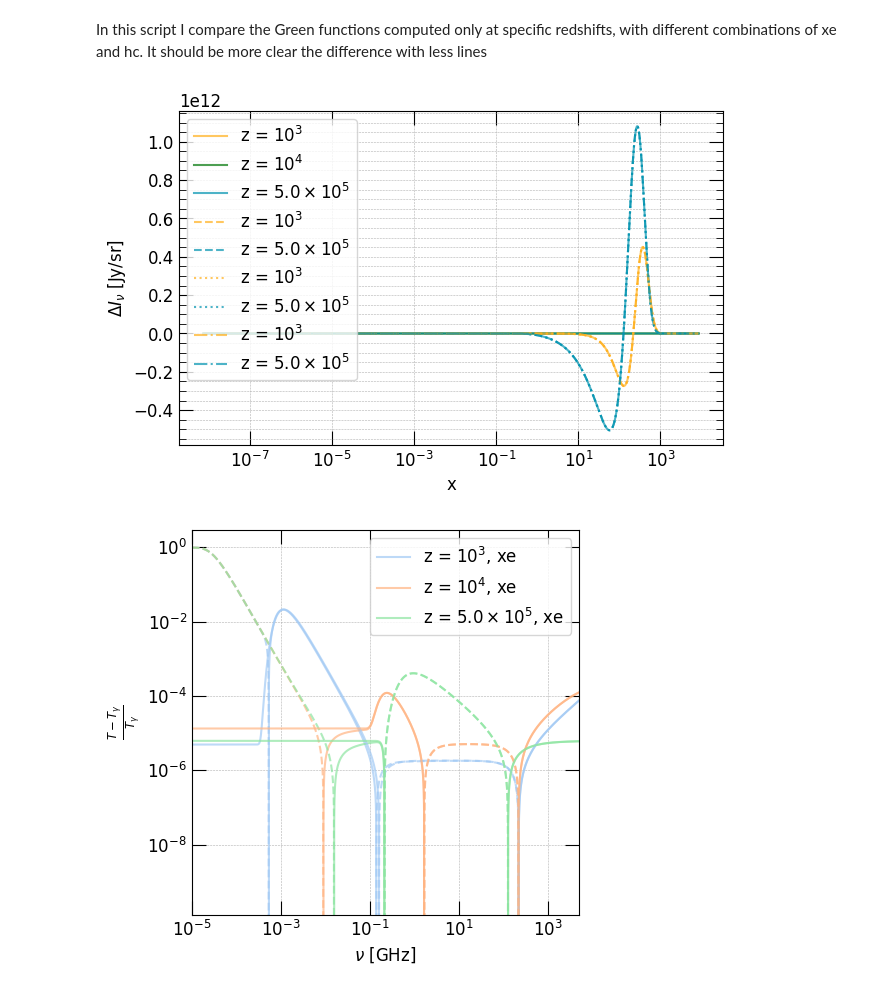
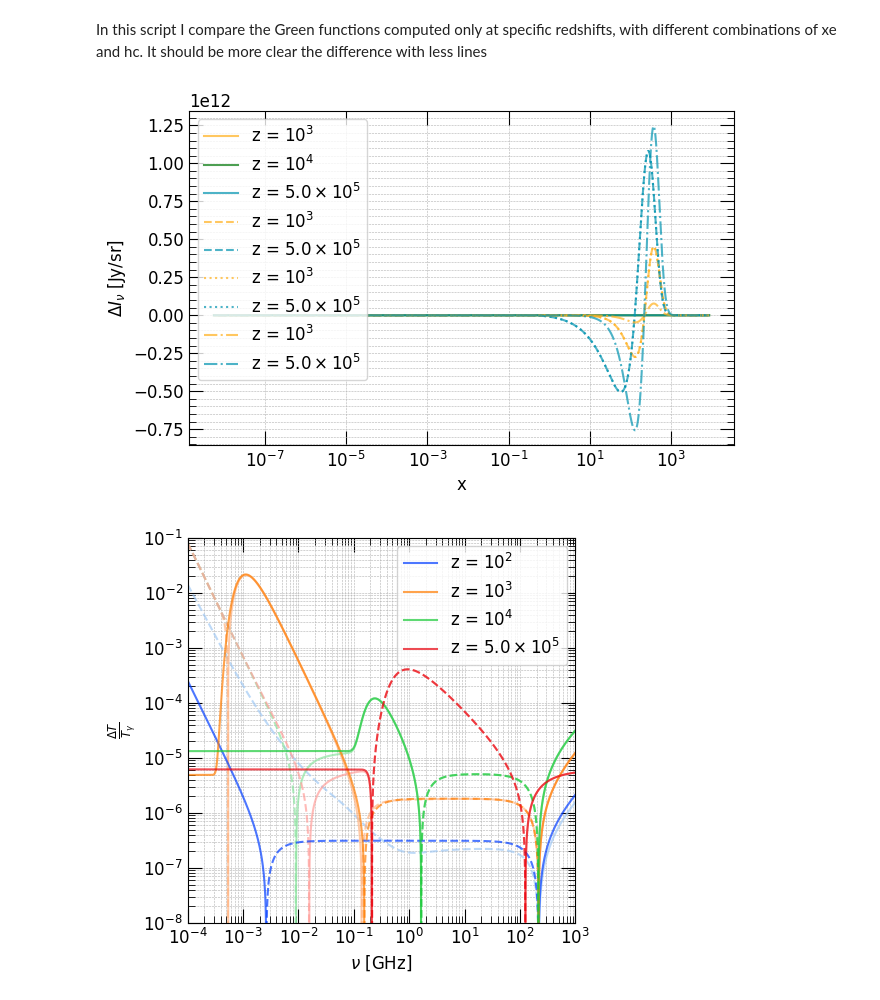
Before and after one commit to Sareva00/CMB-SD, a Jupyter notebook: Greens-comparison.ipynb, the cells around one changed output. Cells and saved outputs as stored; diff of their text form; code cells hidden in the pictures.

```diff
--- a/Greens-comparison.ipynb
+++ b/Greens-comparison.ipynb
@@ -41,20 +41,21 @@ h_pl = 6.62607015e-34 #J*s
 T = 2.72548 #K
 # %%
 zh = [1e3,1e4,5e5]
+zh2= [1e2,1e3,1e4,5e5]
 # %%
 #only hubble cooling
-folder1 = 'outputs/Greens_delta_comparison/outputs-Greenshc/batch/PDE-non-linear'
+folder1 = 'outputs/Greens_delta_comparison/outputs-Greenshc2/batch/PDE-non-linear'
 nu = []
 DT = []
 DI_N = []
 
 
-for i in range (len(zh)):
-    file_path = os.path.join(folder1, f"Dn.delta-z_Greens_z_h_00{i+1}.dat")
+for i in range (len(zh2)):
+    file_path = os.path.join(folder1, f"Dn_final.delta-z_Greens_z_h_00{i+1}.dat")
 
-    op = pd.read_csv(file_path, skiprows=24, delimiter=' ', header=None)
+    op = pd.read_csv(file_path, skiprows=7, delimiter=' ', header=None)
 
-    a = op.iloc[:, 6].values
+    a = op.iloc[:, 8].values
     nu.append(a)
     b = op.iloc[:, 3].values
     DT.append(b)
@@ -110,18 +111,18 @@ for i in range (len(zh)):
 #nu3 = K *x3 * int(T) /h_pl
 # %%
 #no xe nor hc
-folder4 = 'outputs/Greens_delta_comparison/outputs-Greens/batch/PDE-non-linear'
+folder4 = 'outputs/Greens_delta_comparison/outputs-Greens2/batch/PDE-non-linear'
 nu4 = []
 DT4 = []
 DI_N4 = []
 
 
-for i in range (len(zh)):
-    file_path = os.path.join(folder4, f"Dn.delta-z_Greens_z_h_00{i+1}.dat")
+for i in range (len(zh2)):
+    file_path = os.path.join(folder4, f"Dn_final.delta-z_Greens_z_h_00{i+1}.dat")
 
-    op = pd.read_csv(file_path, skiprows=24, delimiter=' ', header=None)
+    op = pd.read_csv(file_path, skiprows=7, delimiter=' ', header=None)
 
-    a = op.iloc[:, 6].values
+    a = op.iloc[:, 8].values
     nu4.append(a)
     b = op.iloc[:, 3].values
     DT4.append(b)
@@ -169,53 +170,53 @@ plt.legend(loc='best')
 #plt.savefig('outputs/p4p/lateGFI.pdf', dpi=300,bbox_inches="tight")
 plt.show()
 # %% [output]
-[figure, old version]
+[figure, new version]
 # %%
 colors1=sns.color_palette("bright",6)
 colors2=sns.color_palette("pastel",6) #personal fav
 
 fig, ax1 = plt.subplots(1, 1, figsize=(5,5))
-for i in range(len(zh)):
+for i in range(len(zh2)):
         ax1.plot(nu[i], DT[i], color = colors2[i], alpha = 0.7)
         ax1.plot(nu[i], -DT[i], color = colors2[i], alpha = 0.7,linestyle = "dashed")
 
 #for i in range(len(zh)):
 #
 #        ax1.plot(nu[i], DT2[i], label=f"z = {sci_notation(zh[i])}, xe", color = colors2[i], alpha = 0.7)
 #        ax1.plot(nu[i], -DT2[i],  color = colors2[i], alpha = 0.7,linestyle = "dashed")
 
 #for i in range(len(zh)):
 #
 #        ax1.plot(nu[i], DT3[i], label=f"z = {sci_notation(zh[i])}, xe and hc", color = colors1[i], alpha = 0.7)
 #        ax1.plot(nu[i], -DT3[i], color = colors1[i], alpha = 0.7,linestyle = "dashed")
 
-#for i in range(len(zh)):
-#
-#        ax1.plot(nu[i], DT4[i], label=f"z = {sci_notation(zh[i])}", color = colors1[i], alpha = 0.7)
-#        ax1.plot(nu[i], -DT4[i], color = colors1[i], alpha = 0.7,linestyle = "dashed")
+for i in range(len(zh2)):
+
+        ax1.plot(nu[i], DT4[i], label=f"z = {sci_notation(zh2[i])}", color = colors1[i], alpha = 0.7)
+        ax1.plot(nu[i], -DT4[i], color = colors1[i], alpha = 0.7,linestyle = "dashed")
 
 
 ax1.set_xscale('log')
 ax1.set_yscale('log')
-#ax1.set_ylim([1e+0, 5e+3])
-ax1.set_xlim([1e-5, 5e+3])
+ax1.set_ylim([1e-8, 1e-1])
+ax1.set_xlim([1e-4, 1e+3])
 
 plt.minorticks_on()
 plt.tick_params(direction='in',right=True, top=True)
 plt.tick_params(labelsize=12)
 plt.tick_params(labelbottom=True, labeltop=False, labelright=False, labelleft=True)
 plt.tick_params(direction='in',which='minor', length=5, bottom=True, top=True, left=True, right=True)
 plt.tick_params(direction='in',which='major', length=10, bottom=True, top=True, left=True, right=True)
 
-ax1.set_ylabel("$\\frac{T-T_{\gamma}}{T_{\gamma}}$")
+ax1.set_ylabel("$\\frac{\\Delta T}{T_{\gamma}}$")
 ax1.set_xlabel("$\\nu$ [GHz]")
 #ax1.set_title("All $\Delta$ I_N curves")
 ax1.grid(True, which = 'both',  linestyle='--', linewidth=0.4)
 plt.legend(loc='best')
-#plt.savefig('outputs/p4p/DTcomparison.pdf', dpi=300,bbox_inches="tight")
+plt.savefig('outputs/p4p/DTcomparison.pdf', dpi=300,bbox_inches="tight")
 plt.show()
 # %% [output]
-[figure, old version]
+[figure, new version]
 # %%
 colors1=sns.color_palette("bright",3)
 colors2=sns.color_palette("pastel",3) #personal fav
```
Also changed, not shown: parts of 1 cell of this notebook, 9 other files.
